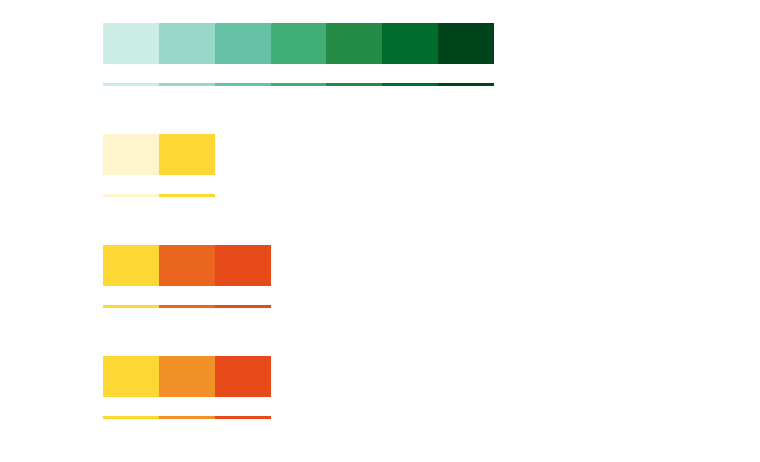
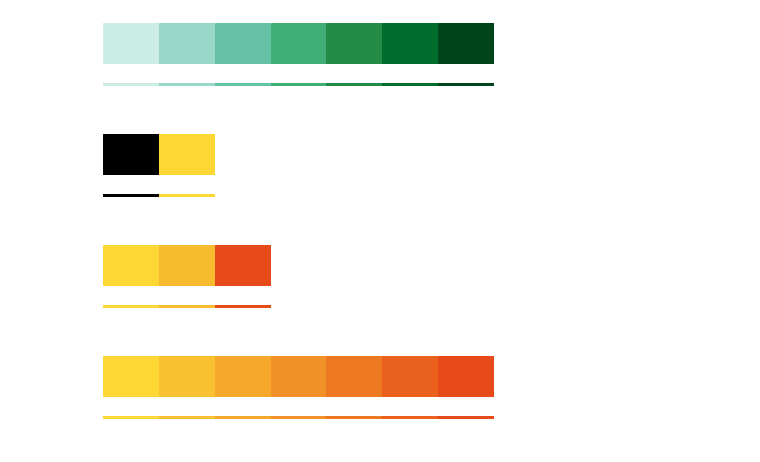
Before and after one commit to pyscal/pychromatic, a Jupyter notebook: color_mixer.ipynb, the cells around one changed output. Cells and saved outputs as stored; diff of their text form; code cells hidden in the pictures.

```diff
--- a/color_mixer.ipynb
+++ b/color_mixer.ipynb
@@ -98,22 +98,22 @@ plot_colors(colors)
 # %% [output]
 [figure]
 # %%
-dcolor = brighten('#FDD835', 0.5)
+dcolor = brighten('#FDD835', -1)
 ar = [dcolor, '#FDD835']
 plot_colors(ar)
 # %% [output]
-[figure, old version]
+[figure, new version]
 # %%
 y1 = '#FDD835'
 y2 = '#E64A19'
-y3 = mix_colors(y1, y2, 0.2)
+y3 = mix_colors(y1, y2, 0.8)
 plot_colors([y1, y3, y2])
 # %% [output]
-[figure, old version]
+[figure, new version]
 # %%
 y1 = '#FDD835'
 y2 = '#E64A19'
-y3 = find_intermediate_colors(y1, y2, 1)
+y3 = find_intermediate_colors(y1, y2, 5)
 plot_colors(y3)
 # %% [output]
-[figure, old version]
+[figure, new version]
```
Also changed, not shown: parts of 8 cells of this notebook, 1 other file.
